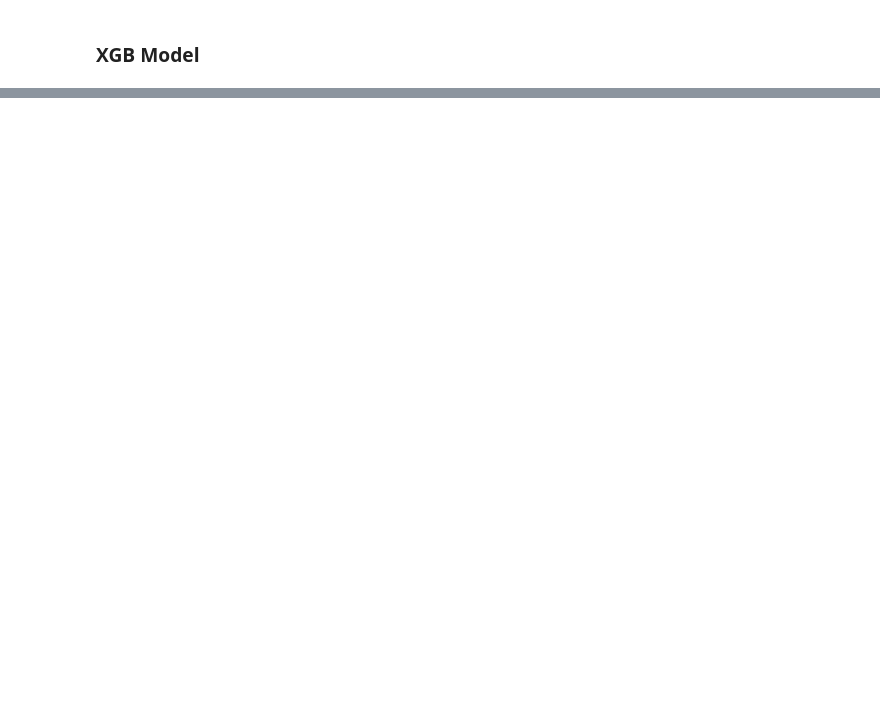
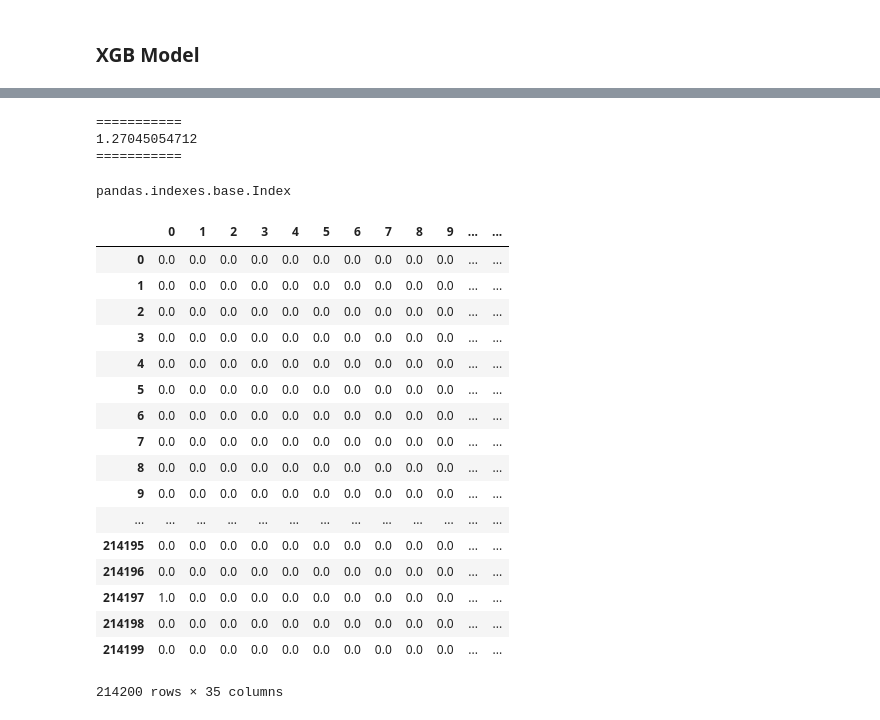
Before and after one commit to kkchuchu/kkchuchu.mushroom, a Jupyter notebook: kaggle/[kaggle] Predict Future Sales.ipynb, the cells around one changed output, grey strips where cells are left out. Cells and saved outputs as stored; diff of their text form; code cells hidden in the pictures; blank space fills up the shorter version.

```diff
--- a/kaggle/[kaggle] Predict Future Sales.ipynb
+++ b/kaggle/[kaggle] Predict Future Sales.ipynb
@@ -228,0 +282,5 @@ drop_outlier_train[drop_outlier_train.item_cnt_day<0]
+# %%
+train_df1 = train_df1.reset_index()
+train_df1['shop_id']= train_df1['shop_id'].astype('str')
+train_df1['item_id']= train_df1['item_id'].astype('str')
+train_df1.head()
@@ -228,0 +323,3 @@ drop_outlier_train[drop_outlier_train.item_cnt_day<0]
+# %%
+test['shop_id'] = test['shop_id'].astype('str')
+test['item_id'] = test['item_id'].astype('str')
@@ -228,0 +337,3 @@ drop_outlier_train[drop_outlier_train.item_cnt_day<0]
+# %%
+test = test.merge(train_df1, how='left', on = ["shop_id", "item_id"])
+test.head()
@@ -228,0 +348,2 @@ drop_outlier_train[drop_outlier_train.item_cnt_day<0]
+# %%
+test = test.fillna(0.0)
@@ -283,0 +407,31 @@ train.head()
+# %%
+bst = model_1(train_df1, 33)
+# %% [output]
+===========
+1.27045054712
+===========
+# %%
+type(test.columns.difference())
+# %% [output]
+pandas.indexes.base.Index
+# %%
+test.loc[:, test.columns.difference([33, 'ID'])]
+# %% [output]
+|  | 0 | 1 | 2 | 3 | 4 | 5 | 6 | 7 | 8 | 9 | ... | ... |
+| 0 | 0.0 | 0.0 | 0.0 | 0.0 | 0.0 | 0.0 | 0.0 | 0.0 | 0.0 | 0.0 | ... | ... |
+| 1 | 0.0 | 0.0 | 0.0 | 0.0 | 0.0 | 0.0 | 0.0 | 0.0 | 0.0 | 0.0 | ... | ... |
+| 2 | 0.0 | 0.0 | 0.0 | 0.0 | 0.0 | 0.0 | 0.0 | 0.0 | 0.0 | 0.0 | ... | ... |
+| 3 | 0.0 | 0.0 | 0.0 | 0.0 | 0.0 | 0.0 | 0.0 | 0.0 | 0.0 | 0.0 | ... | ... |
+| 4 | 0.0 | 0.0 | 0.0 | 0.0 | 0.0 | 0.0 | 0.0 | 0.0 | 0.0 | 0.0 | ... | ... |
+| 5 | 0.0 | 0.0 | 0.0 | 0.0 | 0.0 | 0.0 | 0.0 | 0.0 | 0.0 | 0.0 | ... | ... |
+| 6 | 0.0 | 0.0 | 0.0 | 0.0 | 0.0 | 0.0 | 0.0 | 0.0 | 0.0 | 0.0 | ... | ... |
+| 7 | 0.0 | 0.0 | 0.0 | 0.0 | 0.0 | 0.0 | 0.0 | 0.0 | 0.0 | 0.0 | ... | ... |
+| 8 | 0.0 | 0.0 | 0.0 | 0.0 | 0.0 | 0.0 | 0.0 | 0.0 | 0.0 | 0.0 | ... | ... |
+| 9 | 0.0 | 0.0 | 0.0 | 0.0 | 0.0 | 0.0 | 0.0 | 0.0 | 0.0 | 0.0 | ... | ... |
+| ... | ... | ... | ... | ... | ... | ... | ... | ... | ... | ... | ... | ... |
+| 214195 | 0.0 | 0.0 | 0.0 | 0.0 | 0.0 | 0.0 | 0.0 | 0.0 | 0.0 | 0.0 | ... | ... |
+| 214196 | 0.0 | 0.0 | 0.0 | 0.0 | 0.0 | 0.0 | 0.0 | 0.0 | 0.0 | 0.0 | ... | ... |
+| 214197 | 1.0 | 0.0 | 0.0 | 0.0 | 0.0 | 0.0 | 0.0 | 0.0 | 0.0 | 0.0 | ... | ... |
+| 214198 | 0.0 | 0.0 | 0.0 | 0.0 | 0.0 | 0.0 | 0.0 | 0.0 | 0.0 | 0.0 | ... | ... |
+| 214199 | 0.0 | 0.0 | 0.0 | 0.0 | 0.0 | 0.0 | 0.0 | 0.0 | 0.0 | 0.0 | ... | ... |
+214200 rows × 35 columns
```
Also changed, not shown: parts of 32 cells of this notebook.
